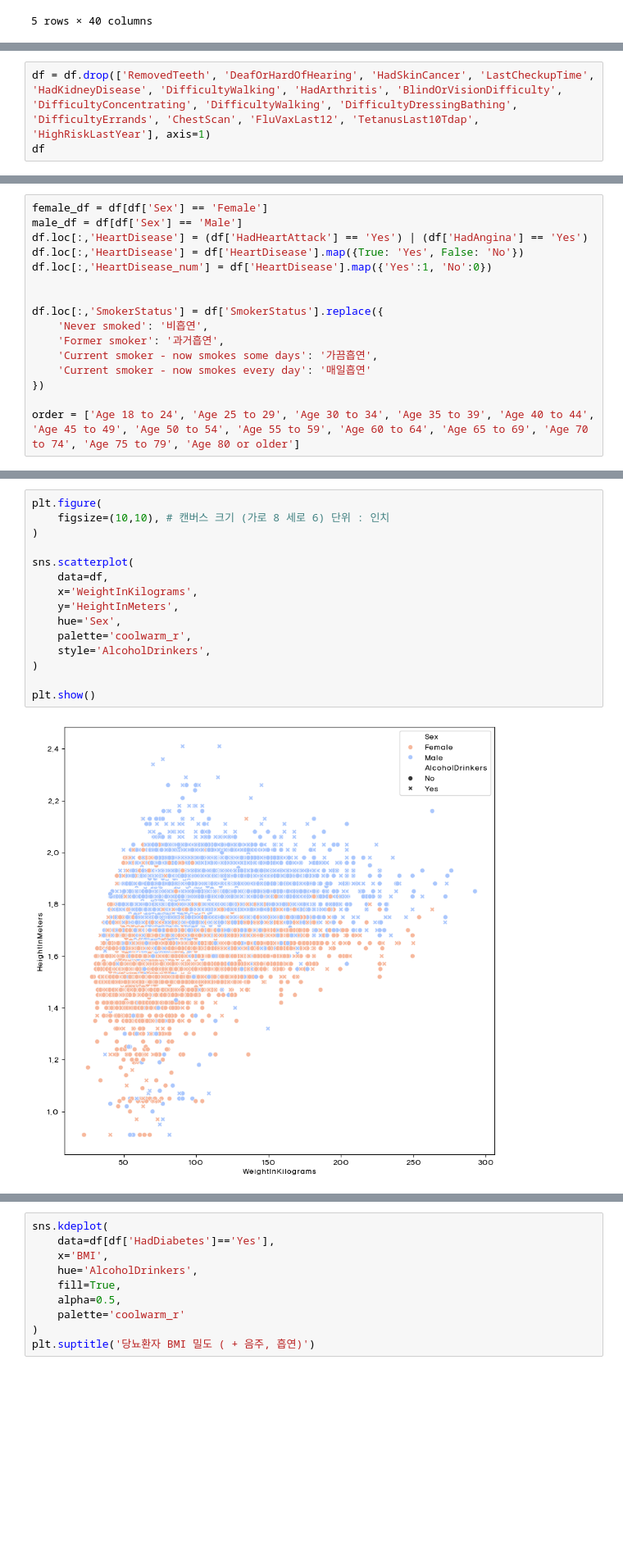
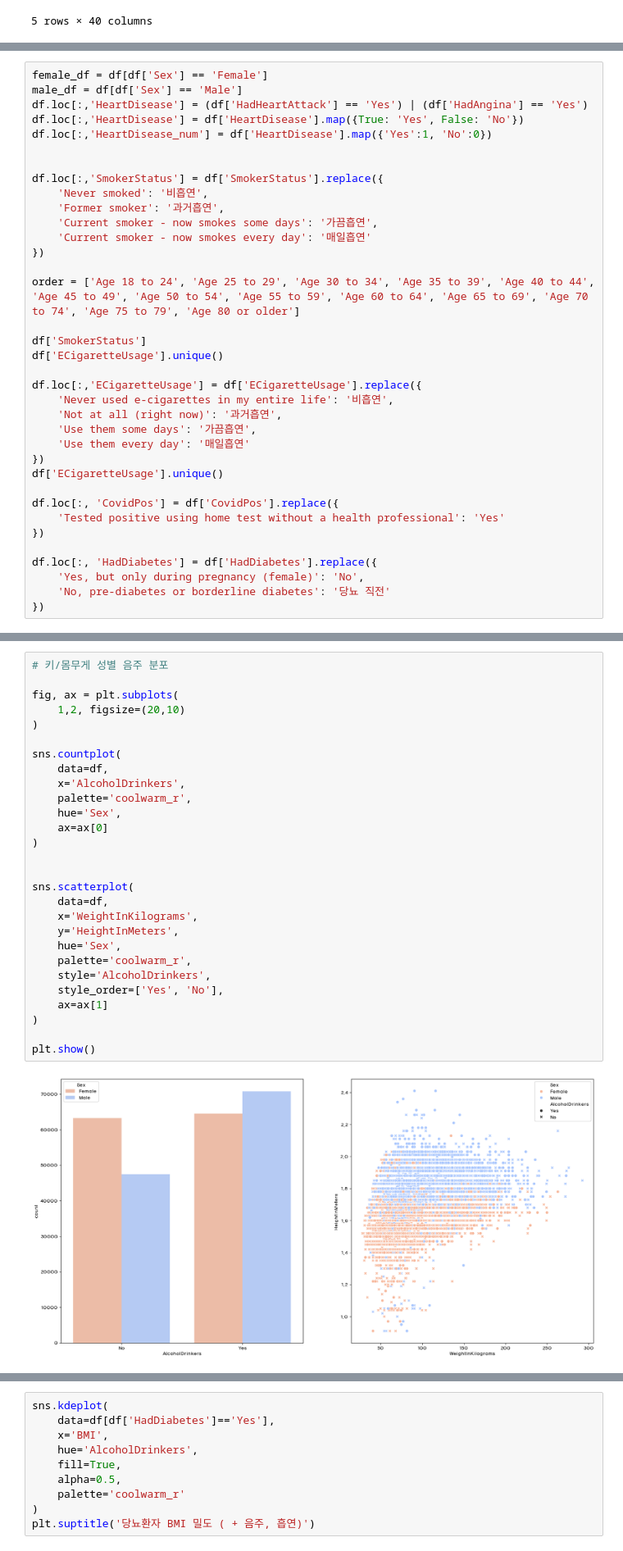
Before and after one commit to Team-3man/disease_analysis, a Jupyter notebook: heart_KSJ.ipynb, the cells around one changed output, grey strips where cells are left out. Shown at 82% size. Drawn from its saved outputs; the diff is of its cells as text; blank space fills up the shorter version.

```diff
--- a/heart_KSJ.ipynb
+++ b/heart_KSJ.ipynb
@@ -61,3 +100,0 @@ df.describe(include='object')
-# %%
-df = df.drop(['RemovedTeeth', 'DeafOrHardOfHearing', 'HadSkinCancer', 'LastCheckupTime',  'HadKidneyDisease', 'DifficultyWalking', 'HadArthritis', 'BlindOrVisionDifficulty', 'DifficultyConcentrating', 'DifficultyWalking', 'DifficultyDressingBathing', 'DifficultyErrands', 'ChestScan', 'FluVaxLast12', 'TetanusLast10Tdap', 'HighRiskLastYear'], axis=1)
-df
@@ -105,3 +183,23 @@ df.loc[:,'SmokerStatus'] = df['SmokerStatus'].replace({
 })
 
 order = ['Age 18 to 24', 'Age 25 to 29', 'Age 30 to 34', 'Age 35 to 39', 'Age 40 to 44', 'Age 45 to 49', 'Age 50 to 54', 'Age 55 to 59', 'Age 60 to 64', 'Age 65 to 69', 'Age 70 to 74', 'Age 75 to 79', 'Age 80 or older']
+
+df['SmokerStatus']
+df['ECigaretteUsage'].unique()
+
+df.loc[:,'ECigaretteUsage'] = df['ECigaretteUsage'].replace({
+    'Never used e-cigarettes in my entire life': '비흡연',
+    'Not at all (right now)': '과거흡연',
+    'Use them some days': '가끔흡연',
+    'Use them every day': '매일흡연'
+})
+df['ECigaretteUsage'].unique()
+
+df.loc[:, 'CovidPos'] = df['CovidPos'].replace({
+    'Tested positive using home test without a health professional': 'Yes'
+})
+
+df.loc[:, 'HadDiabetes'] = df['HadDiabetes'].replace({
+    'Yes, but only during pregnancy (female)': 'No',
+    'No, pre-diabetes or borderline diabetes': '당뇨 직전'
+})
@@ -141,17 +208,30 @@ plt.show()
 # %%
-plt.figure(
-    figsize=(10,10), # 캔버스 크기 (가로 8 세로 6) 단위 : 인치
+# 키/몸무게 성별 음주 분포
+
+fig, ax = plt.subplots(
+    1,2, figsize=(20,10)
 )
+
+sns.countplot(
+    data=df,
+    x='AlcoholDrinkers',
+    palette='coolwarm_r',
+    hue='Sex',
+    ax=ax[0]
+)
+
 
 sns.scatterplot(
     data=df,
     x='WeightInKilograms',
     y='HeightInMeters',
     hue='Sex',
     palette='coolwarm_r',
     style='AlcoholDrinkers',
+    style_order=['Yes', 'No'],
+    ax=ax[1]
 )
 
 plt.show()
 # %% [output]
-[figure, old version]
+[figure, new version]
```
Also changed, not shown: parts of 56 cells of this notebook.
